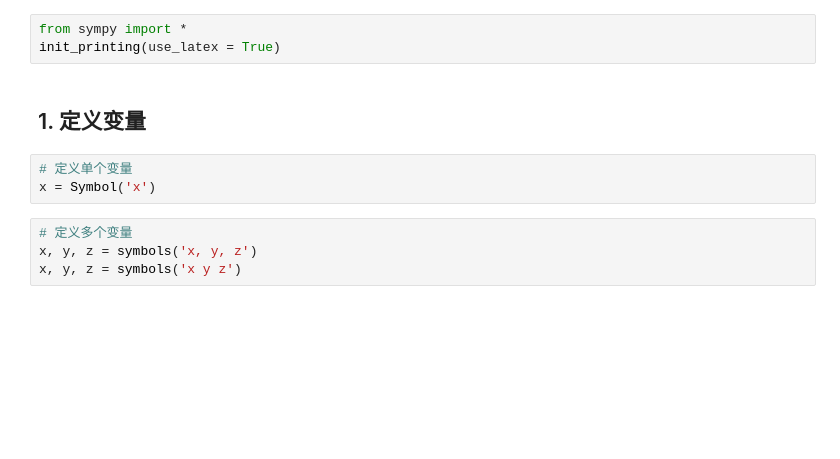
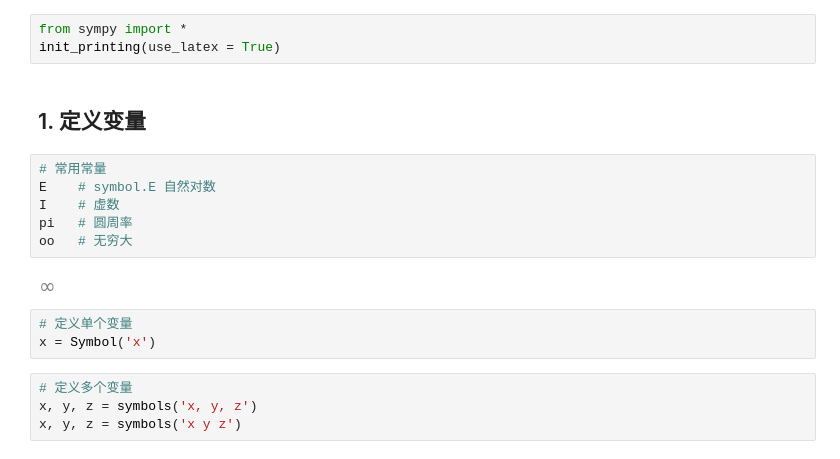
Before and after one commit to Starslayerx/MathModeling, a Jupyter notebook: Basic/sympy基础.ipynb, the cells around one changed output. Saved outputs shown, nothing was run; the diff lists cells and outputs as text; blank space fills up the shorter version.

```diff
--- a/Basic/sympy基础.ipynb
+++ b/Basic/sympy基础.ipynb
@@ -3,6 +3,14 @@ from sympy import *
 init_printing(use_latex = True)
 # %% [markdown]
 ## 1. 定义变量
+# %%
+# 常用常量
+E    # symbol.E 自然对数
+I    # 虚数
+pi   # 圆周率
+oo   # 无穷大
+# %% [output]
+[figure, added]
 # %%
 # 定义单个变量
 x = Symbol('x')
```
Also changed, not shown: parts of 11 cells of this notebook.
